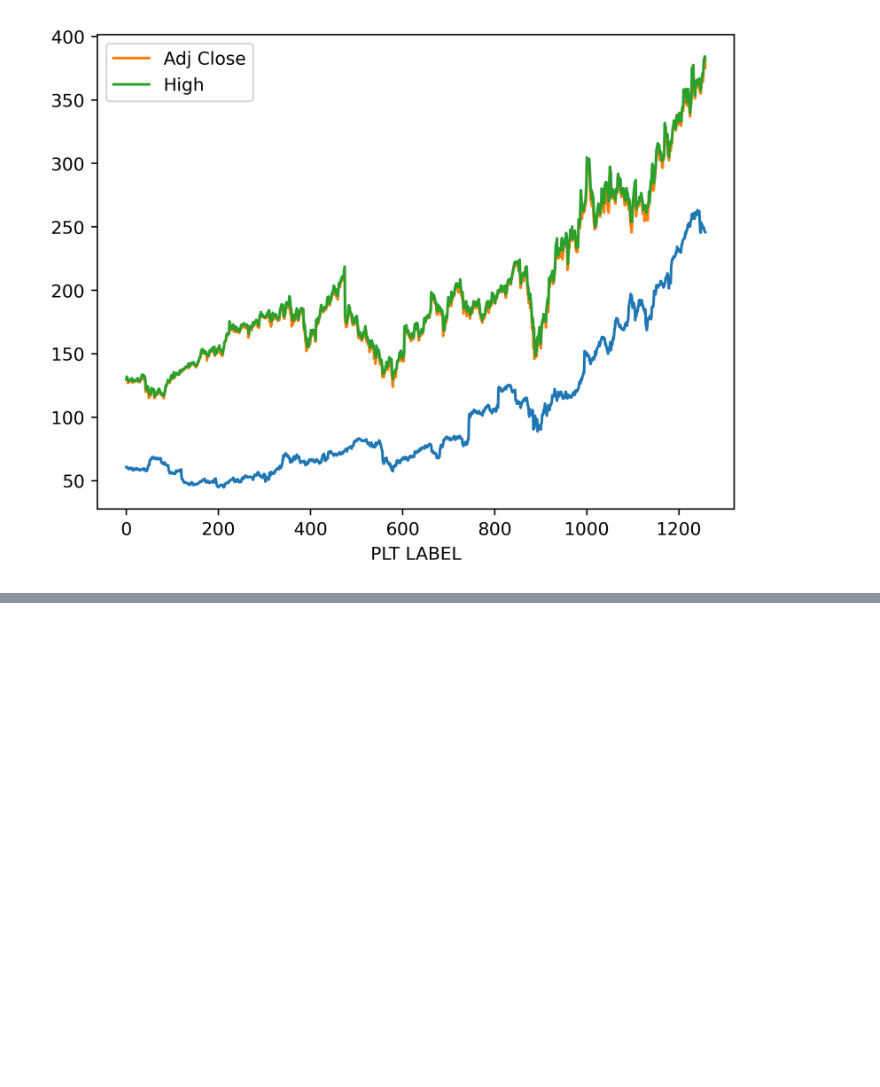
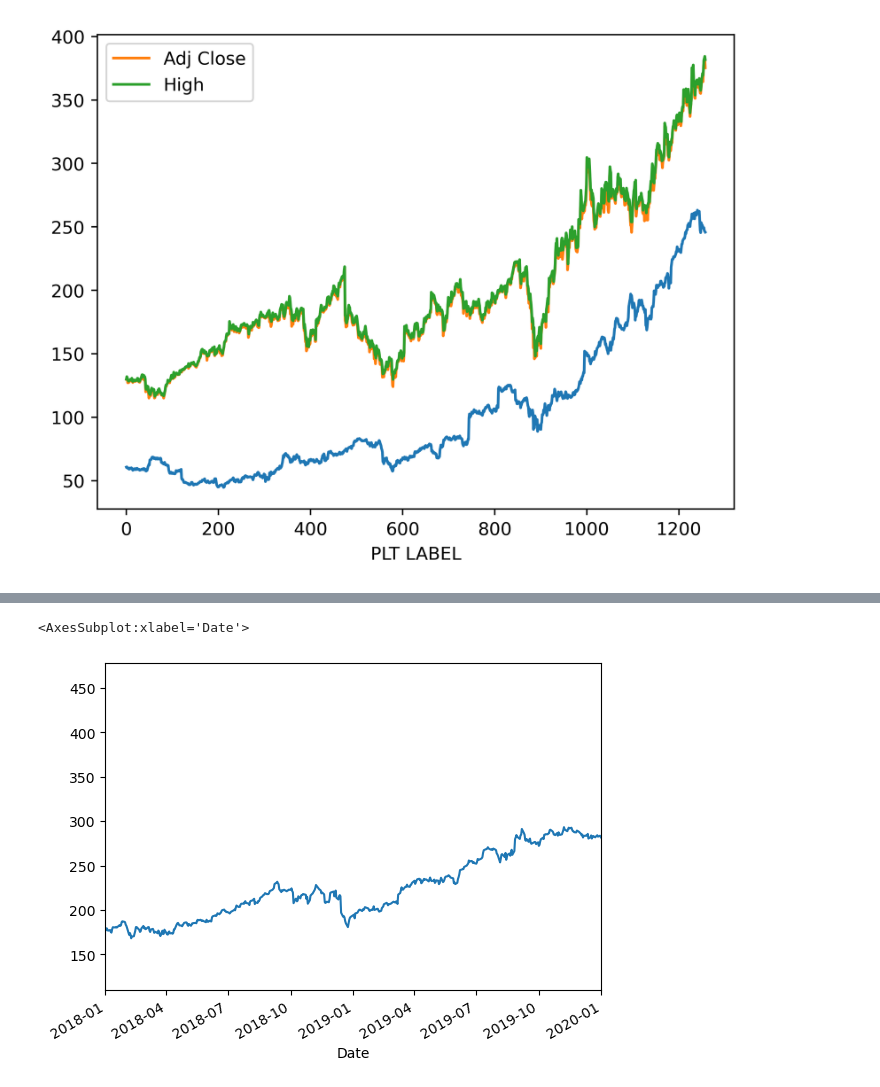
Before and after one commit to iliaaz101/Algorithmic-Trading-Python, a Jupyter notebook: Notes06.ipynb, the cells around one changed output, grey strips where cells are left out. Cells and saved outputs as stored; diff of their text form; code cells hidden in the pictures; blank space fills up the shorter version.

```diff
--- a/Notes06.ipynb
+++ b/Notes06.ipynb
@@ -358,0 +407,7 @@ plt.savefig('my_new_plot.png')
+# %%
+df['Adj Close'].plot(xlim=['2018-1-1','2020-1-1']) #another way of getting the slice
+# the plot here looks different because the y-axis are different
+# it first chooses the ylimits based on the whole data and then does the xlim
+# %% [output]
+<AxesSubplot:xlabel='Date'>
+[figure, added]
```
Also changed, not shown: parts of 52 cells of this notebook.
